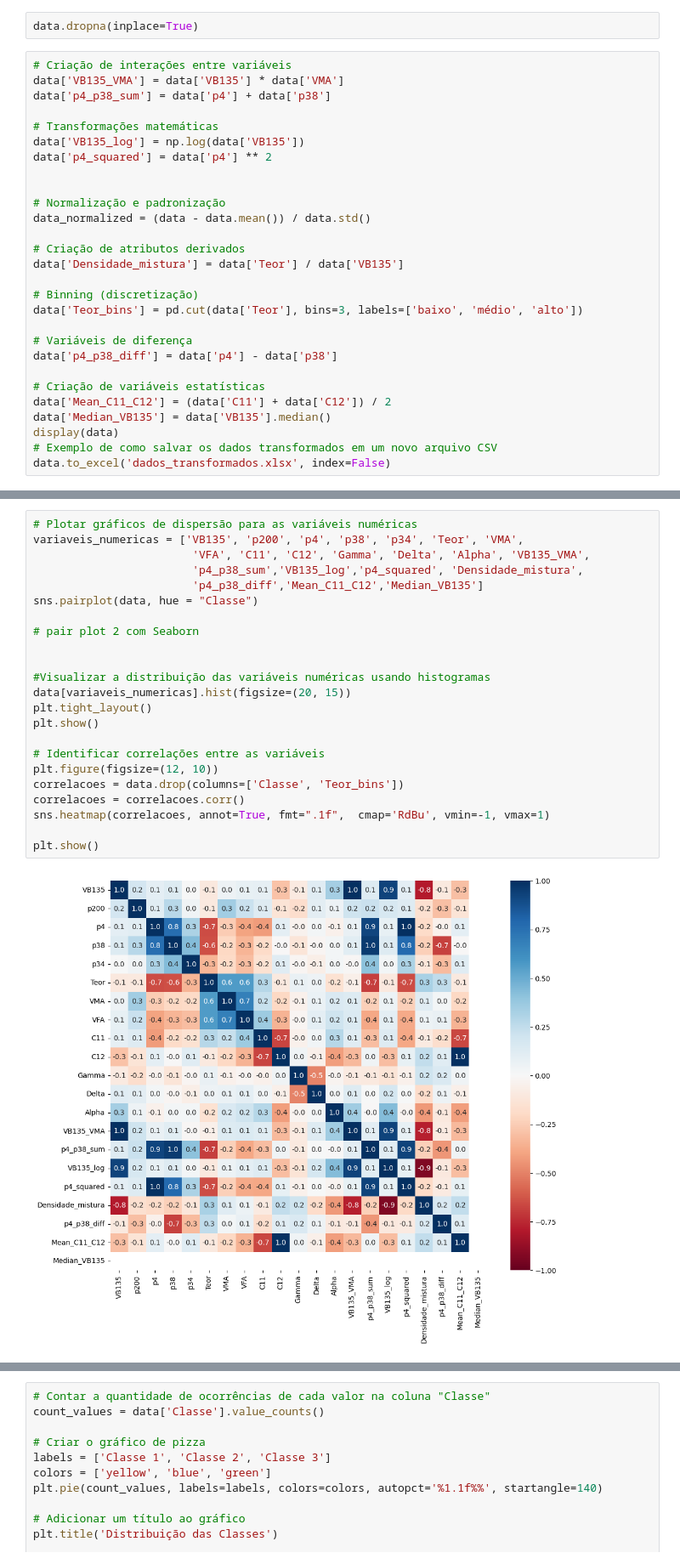
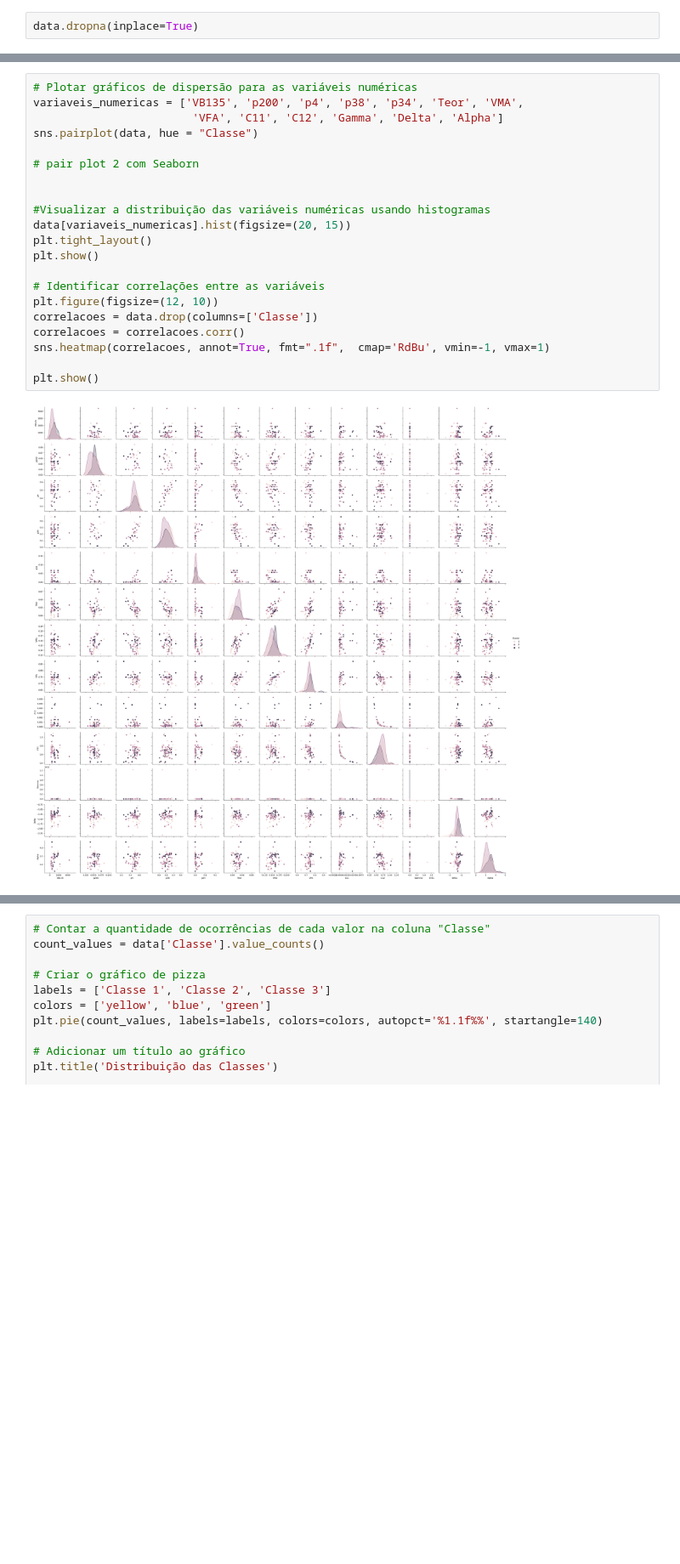
Before and after one commit to antonnyvictor18/IC, a Jupyter notebook: notebook.ipynb, the cells around one changed output, grey strips where cells are left out. Shown at 85% size. Drawn from its saved outputs; the diff is of its cells as text; blank space fills up the shorter version.

```diff
--- a/notebook.ipynb
+++ b/notebook.ipynb
@@ -91,31 +88,3 @@ Classe    0
 dtype: int64
 # %%
 data.dropna(inplace=True)
-# %%
-# Criação de interações entre variáveis
-data['VB135_VMA'] = data['VB135'] * data['VMA']
-data['p4_p38_sum'] = data['p4'] + data['p38']
-
-# Transformações matemáticas
-data['VB135_log'] = np.log(data['VB135'])
-data['p4_squared'] = data['p4'] ** 2
-
-
-# Normalização e padronização
-data_normalized = (data - data.mean()) / data.std()
-
-# Criação de atributos derivados
-data['Densidade_mistura'] = data['Teor'] / data['VB135']
-
-# Binning (discretização)
-data['Teor_bins'] = pd.cut(data['Teor'], bins=3, labels=['baixo', 'médio', 'alto'])
-
-# Variáveis de diferença
-data['p4_p38_diff'] = data['p4'] - data['p38']
-
-# Criação de variáveis estatísticas
-data['Mean_C11_C12'] = (data['C11'] + data['C12']) / 2
-data['Median_VB135'] = data['VB135'].median()
-display(data)
-# Exemplo de como salvar os dados transformados em um novo arquivo CSV
-data.to_excel('dados_transformados.xlsx', index=False)
@@ -136,25 +91,23 @@ data.to_excel('dados_transformados.xlsx', index=False)
 # %%
 # Plotar gráficos de dispersão para as variáveis numéricas
 variaveis_numericas = ['VB135', 'p200', 'p4', 'p38', 'p34', 'Teor', 'VMA',
-                        'VFA', 'C11', 'C12', 'Gamma', 'Delta', 'Alpha', 'VB135_VMA',
-                        'p4_p38_sum','VB135_log','p4_squared', 'Densidade_mistura',
-                        'p4_p38_diff','Mean_C11_C12','Median_VB135']
+                        'VFA', 'C11', 'C12', 'Gamma', 'Delta', 'Alpha']
 sns.pairplot(data, hue = "Classe")
 
 # pair plot 2 com Seaborn
 
 
 #Visualizar a distribuição das variáveis numéricas usando histogramas
 data[variaveis_numericas].hist(figsize=(20, 15))
 plt.tight_layout()
 plt.show()
 
 # Identificar correlações entre as variáveis
 plt.figure(figsize=(12, 10))
-correlacoes = data.drop(columns=['Classe', 'Teor_bins'])
+correlacoes = data.drop(columns=['Classe'])
 correlacoes = correlacoes.corr()
 sns.heatmap(correlacoes, annot=True, fmt=".1f",  cmap='RdBu', vmin=-1, vmax=1)
 
 plt.show()
 # %% [output]
-[figure, old version]
+[figure, new version]
```
Also changed, not shown: parts of 7 cells of this notebook.
